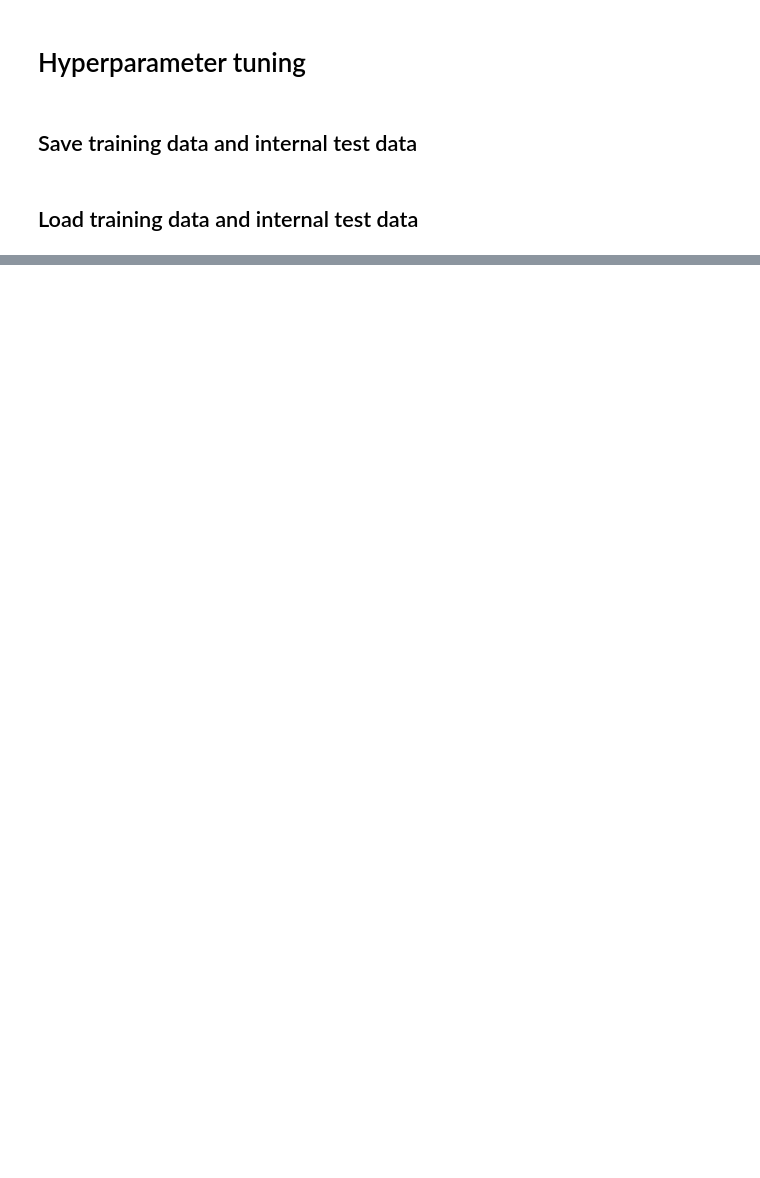
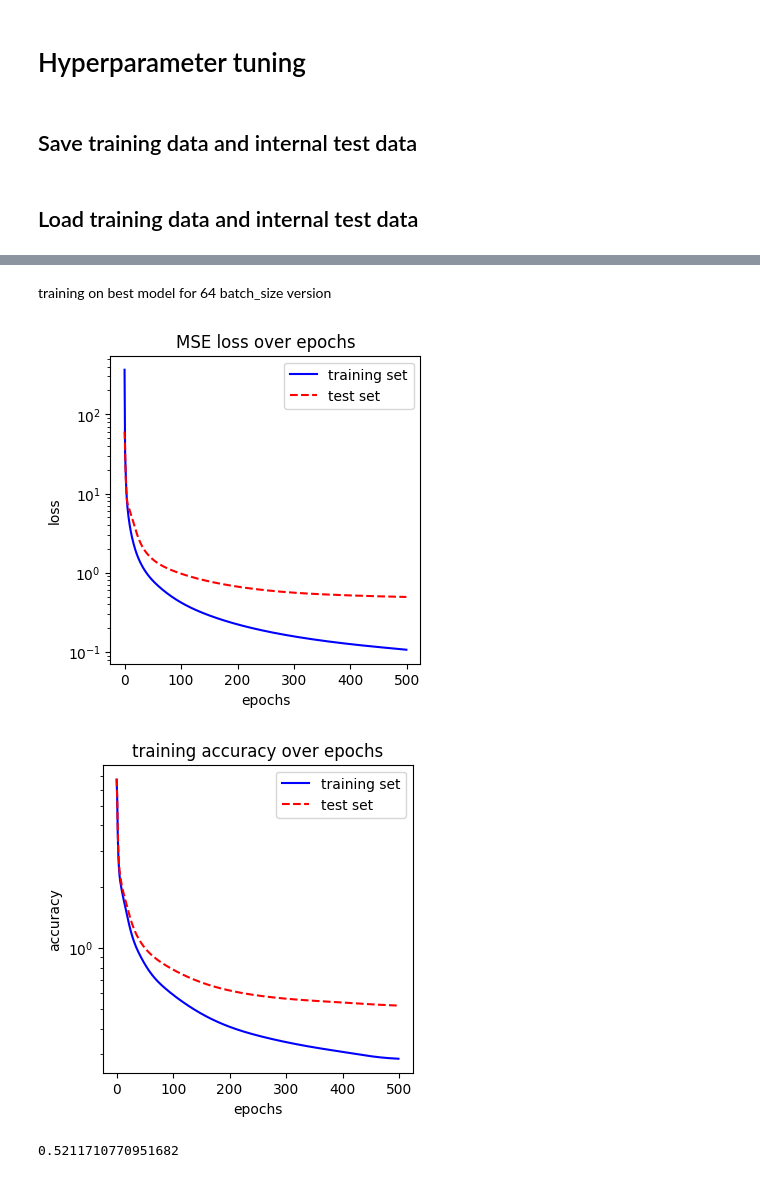
Before and after one commit to nicolapitzalis/Fully-Connected-NN-Implementation, a Jupyter notebook: ml_cup.ipynb, the cells around one changed output, grey strips where cells are left out. Cells and saved outputs as stored; diff of their text form; code cells hidden in the pictures; blank space fills up the shorter version.

```diff
--- a/ml_cup.ipynb
+++ b/ml_cup.ipynb
@@ -76,0 +266,38 @@ results = grid_search(
+# %% [markdown]
+training on best model for 64 batch_size version
+# %%
+net = NeuralNetwork(
+    n_output_units=3,
+    training_loss_type_value=LossFunction.MSE.value,
+    validation_loss_type_value=LossFunction.MSE.value,
+    evaluation_metric_type_value=Metrics.MEE.value,
+    activation_hidden_type_value=ActivationFunction.SIGMOID.value,
+    activation_output_type_value=ActivationFunction.IDENTITY.value,
+    classification=False,
+    early_stopping=False,
+    fast_stopping=False,
+    patience=20,
+    tolerance=0.1,
+    epochs=500,
+    linear_decay=True,
+    verbose=False,
+    batch_size=64,
+    hidden_layer_sizes=[128, 128],
+    learning_rate=0.1,
+    mom_alpha=0.9,
+    reg_lambda=0,
+    nesterov=False,
+    tao=500
+)
+
+net.train_net(train_data=train_data, train_target=train_targets, val_data=test_data, val_target=test_targets)
+# %%
+plot_over_epochs(y_values=net.training_losses, title='MSE loss over epochs', y_label='loss', y_legend='training set', y_prime_values=net.validation_losses, y_prime_legend='test set', yscale='log')
+plot_over_epochs(y_values=net.training_evaluations, title='training accuracy over epochs', y_label='accuracy', y_legend='training set', y_prime_values=net.validation_evaluations, y_prime_legend='test set', yscale='log')
+# %% [output]
+[figure, added]
+[figure, added]
+# %%
+net.predict_and_evaluate(test_data, test_targets, Metrics.MEE.value)
+# %% [output]
+0.5211710770951682
```
Also changed, not shown: parts of 13 cells of this notebook, 5 other files.
